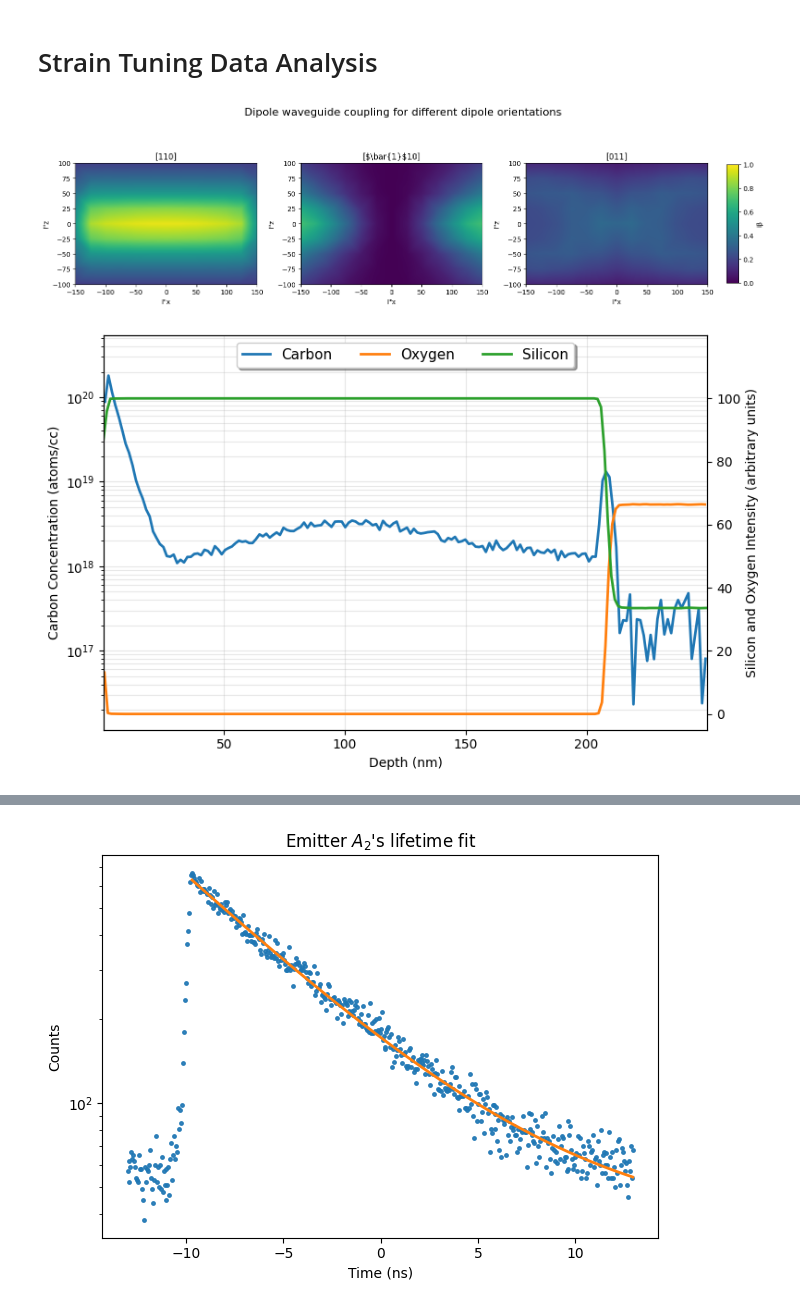
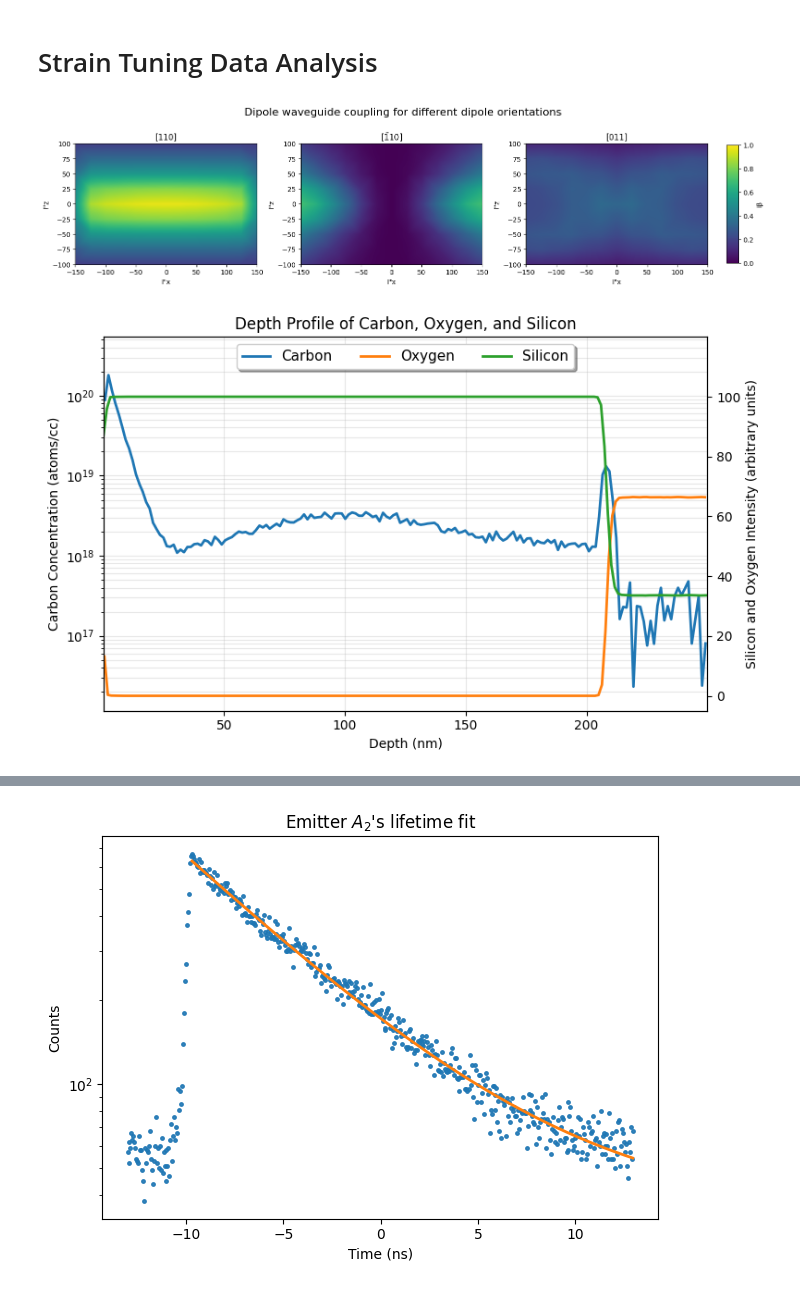
Before and after one commit to abuzzimit/StrainTuningDataFolder, a Jupyter notebook: analysis.ipynb, the cells around one changed output, grey strips where cells are left out. Cells and saved outputs as stored; diff of their text form; code cells hidden in the pictures.

Commit message:
Labels fixed

```diff
--- a/analysis.ipynb
+++ b/analysis.ipynb
@@ -1,7 +1,7 @@
 # %% [markdown]
 # Strain Tuning Data Analysis
 # %%
-# Beta_factor.py (uses betaTE0.npz)
+# Beta_factor.py
 import numpy as np
 import matplotlib.pyplot as plt
 from scipy.interpolate import griddata
@@ -22,38 +22,38 @@ pts_all = np.vstack([
     pts_q,
     np.column_stack((-Xq.ravel(),  Zq.ravel())),
     np.column_stack(( Xq.ravel(), -Zq.ravel())),
     np.column_stack((-Xq.ravel(), -Zq.ravel())),
 ])
 vz_all = np.concatenate([vz_q, vz_q, vz_q, vz_q])
 vx_all = np.concatenate([vx_q, vx_q, vx_q, vx_q])
 vy_all = np.concatenate([vy_q, vy_q, vy_q, vy_q])
 
 x_max = float(np.max(delta_x)); z_max = float(np.max(delta_z))
 x_fine = np.linspace(-x_max, x_max, 201)
 z_fine = np.linspace(-z_max, z_max, 201)
 Xf, Zf = np.meshgrid(x_fine, z_fine)
 
 beta_z_interp = griddata(pts_all, vz_all, (Xf, Zf), method='linear')
 beta_x_interp = griddata(pts_all, vx_all, (Xf, Zf), method='linear')
 beta_y_interp = griddata(pts_all, vy_all, (Xf, Zf), method='linear')
 
 norm = colors.Normalize(vmin=0, vmax=1)
 extent = [-x_max, x_max, -z_max, z_max]
 fig, axes = plt.subplots(1, 3, figsize=(15, 5), constrained_layout=True)
-fig.suptitle('Dipole waveguide coupling for different dipole orientations', fontsize=16, y=0.98)
+fig.suptitle('Dipole waveguide coupling for different dipole orientations', fontsize=16, y=0.9)
 im1 = axes[0].imshow(beta_x_interp, origin='lower', extent=extent, cmap='viridis', norm=norm, aspect='equal')
 axes[0].set_title('[110]'); axes[0].set_xlabel('I\"x'); axes[0].set_ylabel('I\"z')
 im2 = axes[1].imshow(beta_y_interp, origin='lower', extent=extent, cmap='viridis', norm=norm, aspect='equal')
-axes[1].set_title(r'[\$\bar{1}\$10]'); axes[1].set_xlabel('I\"x'); axes[1].set_ylabel('I\"z')
+axes[1].set_title(r'[$\bar{1}$10]'); axes[1].set_xlabel('I\"x'); axes[1].set_ylabel('I\"z')
 im3 = axes[2].imshow(beta_z_interp, origin='lower', extent=extent, cmap='viridis', norm=norm, aspect='equal')
 axes[2].set_title('[011]'); axes[2].set_xlabel('I\"x'); axes[2].set_ylabel('I\"z')
 cbar = fig.colorbar(im3, ax=axes, location='right', pad=0.02, shrink=0.5, aspect=10)
 cbar.set_label('Iβ')
 plt.show()
 # %% [output]
-[figure, old version]
+[figure, new version]
 # %%
-# Concentration.py (from Concentration_processed.npz)
+# Concentration.py
 import numpy as np
 import matplotlib.pyplot as plt
 d = np.load('Concentration_processed.npz', allow_pickle=True)
@@ -80,8 +80,8 @@ if depth_C.size and conc_C.size:
 y2_max_values = [np.max(a) for a in [conc_O, conc_Si] if a.size]
 y2_max = max(y2_max_values) if y2_max_values else 0
 if y2_max>0: ax2.set_ylim(-5, y2_max*1.2)
-ax.grid(True, which='both', alpha=0.3); ax.legend(lines, labels, loc='upper center', frameon=True, fontsize=11, fancybox=True, shadow=True, ncol=3)
+ax.grid(True, which='both', alpha=0.3); ax.set_title("Depth Profile of Carbon, Oxygen, and Silicon"); ax.legend(lines, labels, loc='upper center', frameon=True, fontsize=11, fancybox=True, shadow=True, ncol=3)
 plt.tight_layout(); plt.show()
 # %% [output]
-[figure, old version]
+[figure, new version]
 # %%
```
Also changed, not shown: parts of 6 cells of this notebook.
